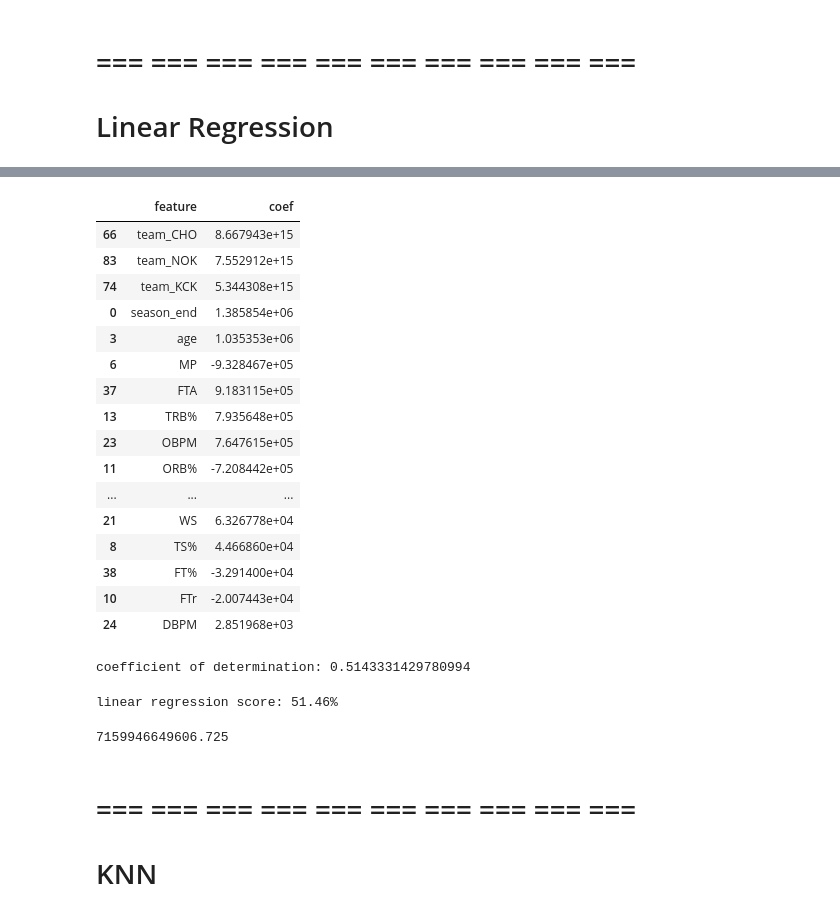
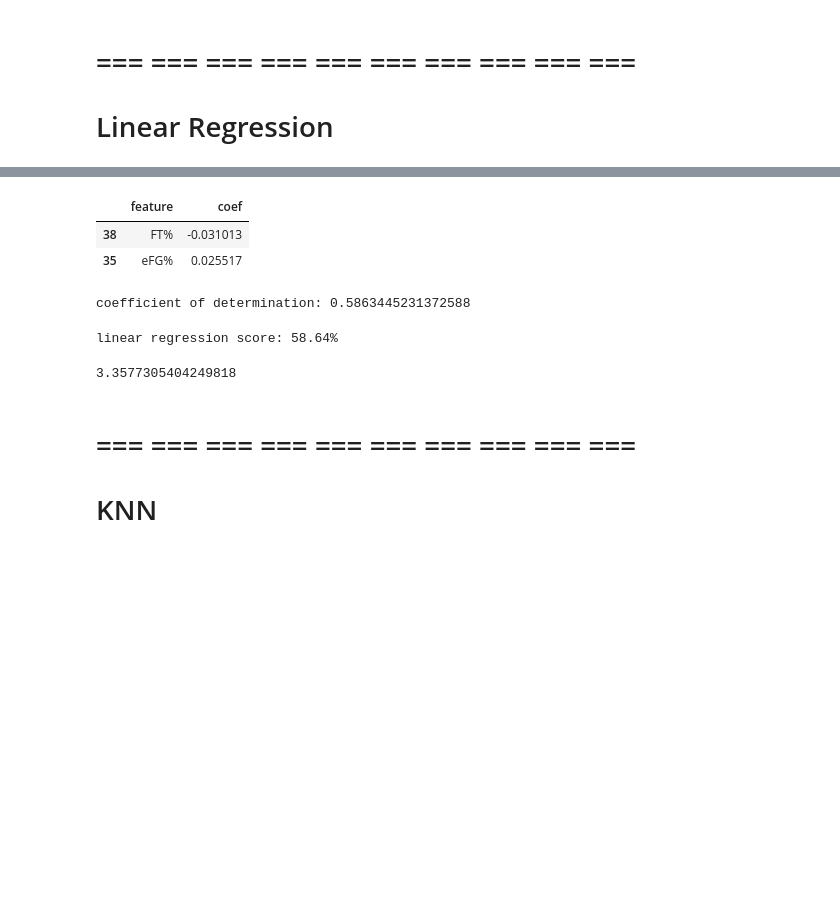
Before and after one commit to LukasMachetanz/data-mining-nba, a Jupyter notebook: data_mining-nba.ipynb, the cells around one changed output, grey strips where cells are left out. Drawn from its saved outputs; the diff is of its cells as text; code cells hidden in the pictures; blank space fills up the shorter version.

```diff
--- a/data_mining-nba.ipynb
+++ b/data_mining-nba.ipynb
@@ -1169,0 +1219,4 @@ correlations_df.head(20)
+# %%
+# labels = ["One", "Two", "Three", "Four", "Five", "Six", "Seven", "Eight", "Nine", "Ten"]
+labels = ["1", "2", "3", "4", "5", "6", "7", "8", "9", "10"]
+df["categorical_salary"] = pd.qcut(df.salary, q=10, labels=False)
@@ -1170,3 +1242,5 @@ correlations_df.head(20)
+# %%
+df["categorical_salary"] = df["categorical_salary"].astype(int)
 # %% [markdown]
 # === === === === === === === === === ===
 # Train / Test Split
@@ -1175,7 +1249,7 @@ split_df = df
 # %% [markdown]
 ## Trainingsdaten
 # %%
-X = split_df.drop(columns = ["salary"])
+X = split_df.drop(columns = ["salary", "categorical_salary"])
 # %% [markdown]
 ### Top Ten Correlation Features
 
@@ -1268,2 +1344,2 @@ X.drop(columns = ["3P%"], inplace=True)
 # %%
-y = split_df["salary"]
+y = split_df["categorical_salary"]
@@ -1357,36 +1419,22 @@ data.head(40)
 # %%
-data.tail(40)
+data.tail(2)
 # %% [output]
 |  | feature | coef |
-| 66 | team_CHO | 8.667943e+15 |
-| 83 | team_NOK | 7.552912e+15 |
-| 74 | team_KCK | 5.344308e+15 |
-| 0 | season_end | 1.385854e+06 |
-| 3 | age | 1.035353e+06 |
-| 6 | MP | -9.328467e+05 |
-| 37 | FTA | 9.183115e+05 |
-| 13 | TRB% | 7.935648e+05 |
-| 23 | OBPM | 7.647615e+05 |
-| 11 | ORB% | -7.208442e+05 |
-| ... | ... | ... |
-| 21 | WS | 6.326778e+04 |
-| 8 | TS% | 4.466860e+04 |
-| 38 | FT% | -3.291400e+04 |
-| 10 | FTr | -2.007443e+04 |
-| 24 | DBPM | 2.851968e+03 |
+| 38 | FT% | -0.031013 |
+| 35 | eFG% | 0.025517 |
 # %%
 print('coefficient of determination: {}'.format(model.score(X_test_linear, y_test_linear)))
 # %% [output]
-coefficient of determination: 0.5143331429780994
+coefficient of determination: 0.5863445231372588
 # %%
 linear_score = round(explained_variance_score(np.array(y_test_linear), y_pred) * 100, 2)
 print('linear regression score: {}%'.format(linear_score))
 # %% [output]
-linear regression score: 51.46%
+linear regression score: 58.64%
 # %%
 print(mean_squared_error(np.array(y_test_linear), y_pred))
 # %% [output]
-7159946649606.725
+3.3577305404249818
 # %% [markdown]
 # === === === === === === === === === ===
 # KNN
```
Also changed, not shown: parts of 100 cells of this notebook, 2 other files.
